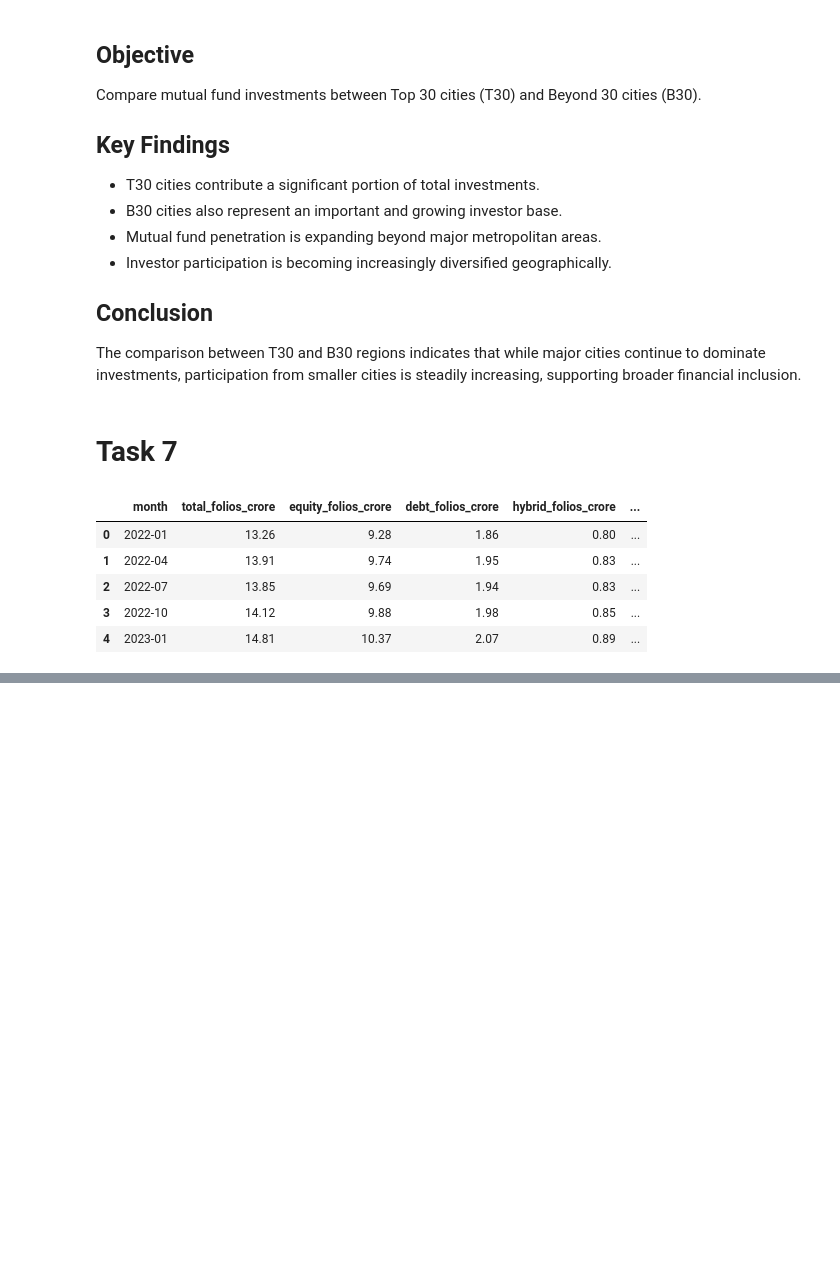
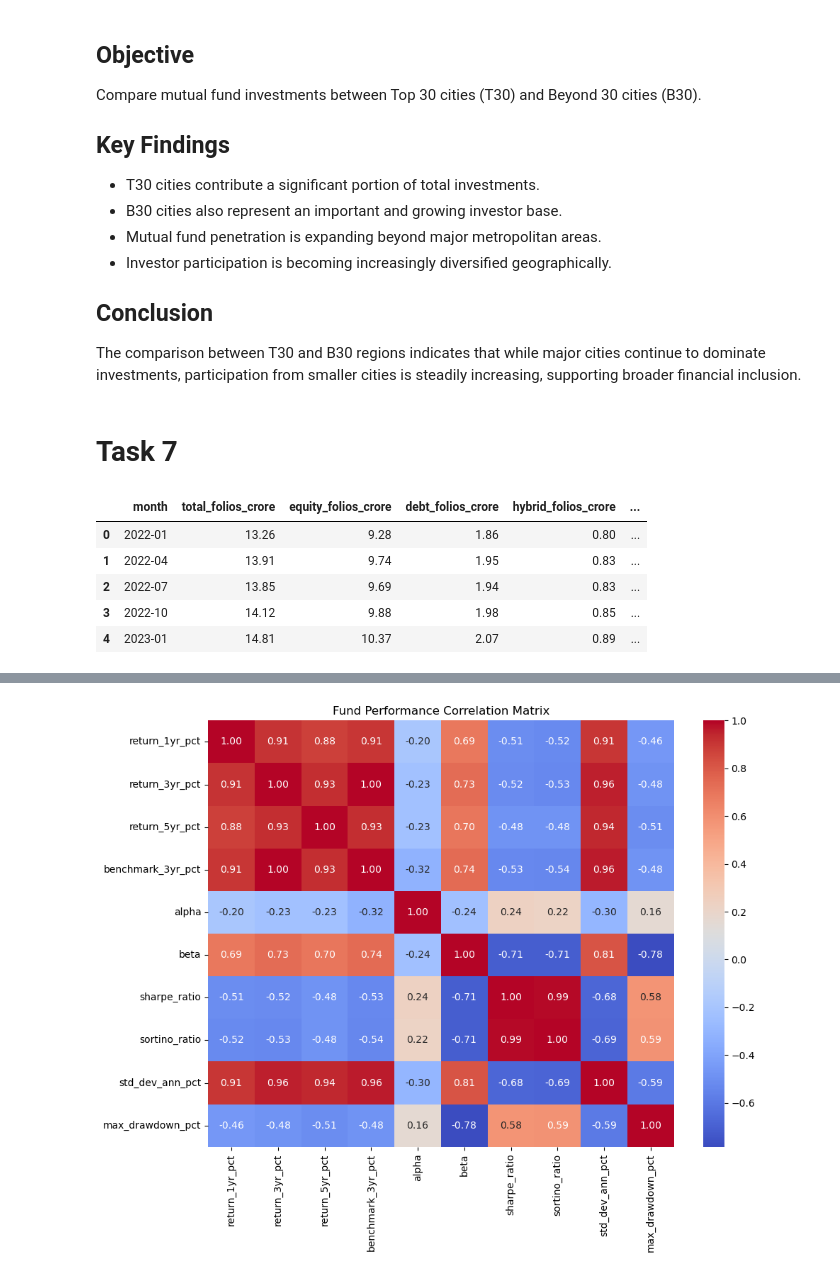
Before and after one commit to Yashridla27/Bluestock_Mutual_Fund_Analytics, a Jupyter notebook: Notebooks/EDA_Analysis.ipynb, the cells around one changed output, grey strips where cells are left out. Cells and saved outputs as stored; diff of their text form; code cells hidden in the pictures; blank space fills up the shorter version.

```diff
--- a/Notebooks/EDA_Analysis.ipynb
+++ b/Notebooks/EDA_Analysis.ipynb
@@ -666,0 +638,4 @@ which can be installed using pip:
+# %%
+performance = pd.read_csv('../Data/Raw/07_scheme_performance.csv')
+
+performance.head()
@@ -666,0 +649,40 @@ which can be installed using pip:
+# %%
+# Task 8: Correlation Matrix
+
+import seaborn as sns
+import matplotlib.pyplot as plt
+import numpy as np
+
+corr_cols = [
+    'return_1yr_pct',
+    'return_3yr_pct',
+    'return_5yr_pct',
+    'benchmark_3yr_pct',
+    'alpha',
+    'beta',
+    'sharpe_ratio',
+    'sortino_ratio',
+    'std_dev_ann_pct',
+    'max_drawdown_pct'
+]
+
+corr_matrix = performance[corr_cols].corr()
+
+plt.figure(figsize=(10,8))
+
+sns.heatmap(
+    corr_matrix,
+    annot=True,
+    cmap='coolwarm',
+    fmt='.2f'
+)
+
+plt.title('Fund Performance Correlation Matrix')
+
+plt.tight_layout()
+
+plt.savefig('../Reports/correlation_matrix.png')
+
+plt.show()
+# %% [output]
+[figure, added]
```
Also changed, not shown: parts of 20 cells of this notebook.
